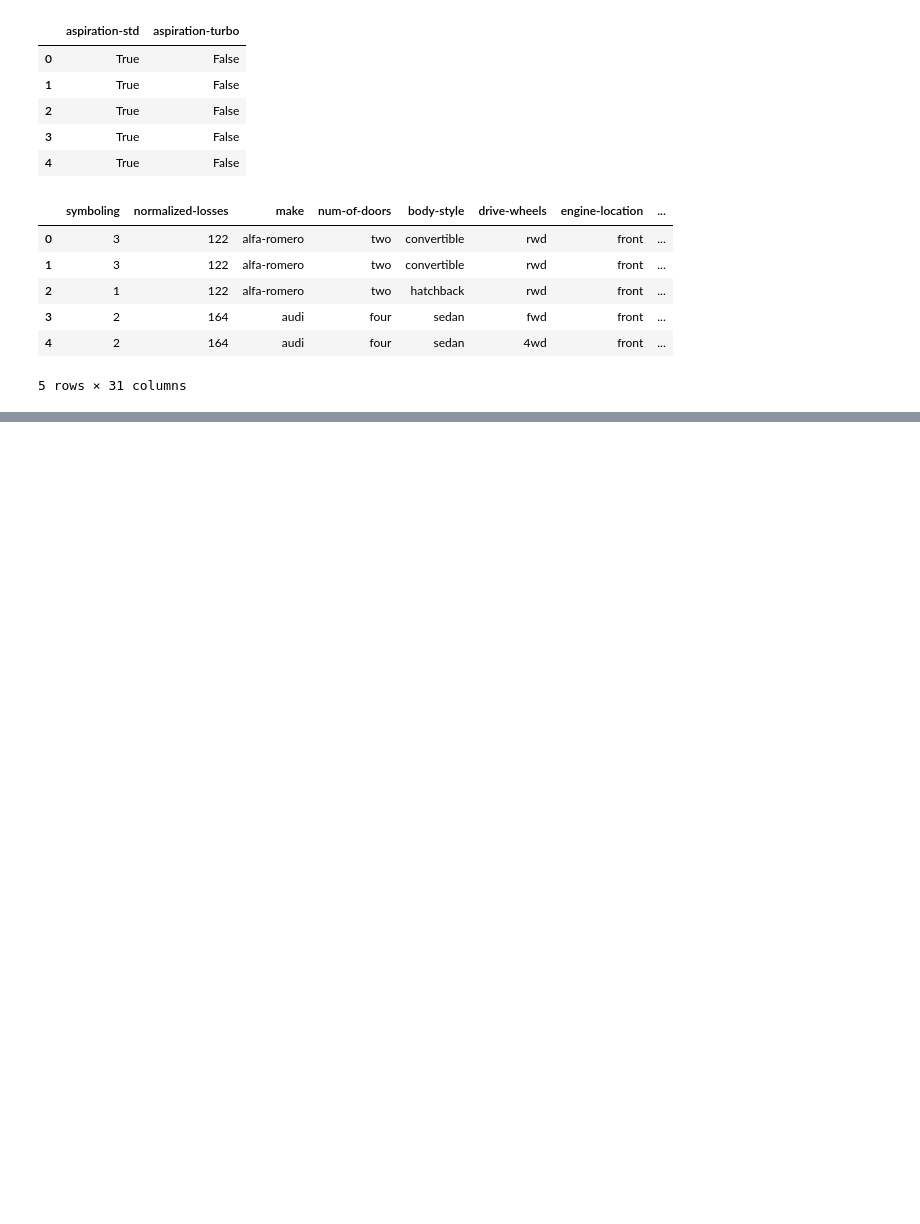
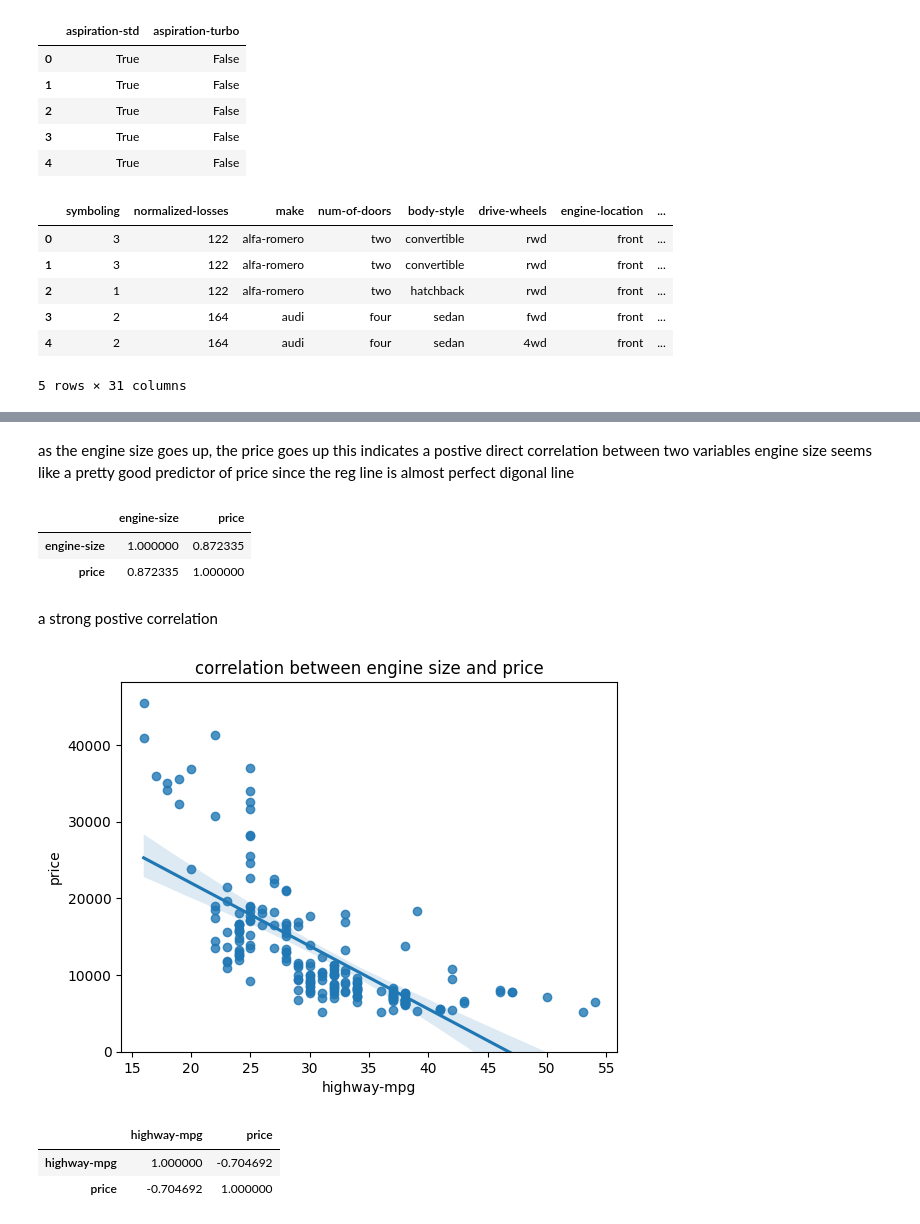
Before and after one commit to KRIS2HNA/AUTOMOBILE-PRICE-PREDICTION, a Jupyter notebook: auto-reg.ipynb, the cells around one changed output, grey strips where cells are left out. Cells and saved outputs as stored; diff of their text form; code cells hidden in the pictures; blank space fills up the shorter version.

```diff
--- a/auto-reg.ipynb
+++ b/auto-reg.ipynb
@@ -754,0 +789,25 @@ df.head()
+# %% [markdown]
+as the engine size goes up, the price goes up this indicates a postive direct correlation between two variables engine size seems like a pretty good predictor of price since the reg line is almost perfect digonal line
+# %%
+#examine the correlation
+df[['engine-size', 'price']].corr()
+# %% [output]
+|  | engine-size | price |
+| engine-size | 1.000000 | 0.872335 |
+| price | 0.872335 | 1.000000 |
+# %% [markdown]
+a strong postive correlation
+# %%
+#highway-mpg
+sns.regplot(x='highway-mpg', y='price', data=df)
+plt.ylim(0,)
+plt.title('correlation between engine size and price')
+plt.show()
+# %% [output]
+[figure, added]
+# %%
+df[['highway-mpg', 'price']].corr()
+# %% [output]
+|  | highway-mpg | price |
+| highway-mpg | 1.000000 | -0.704692 |
+| price | -0.704692 | 1.000000 |
```
Also changed, not shown: parts of 7 cells of this notebook.
